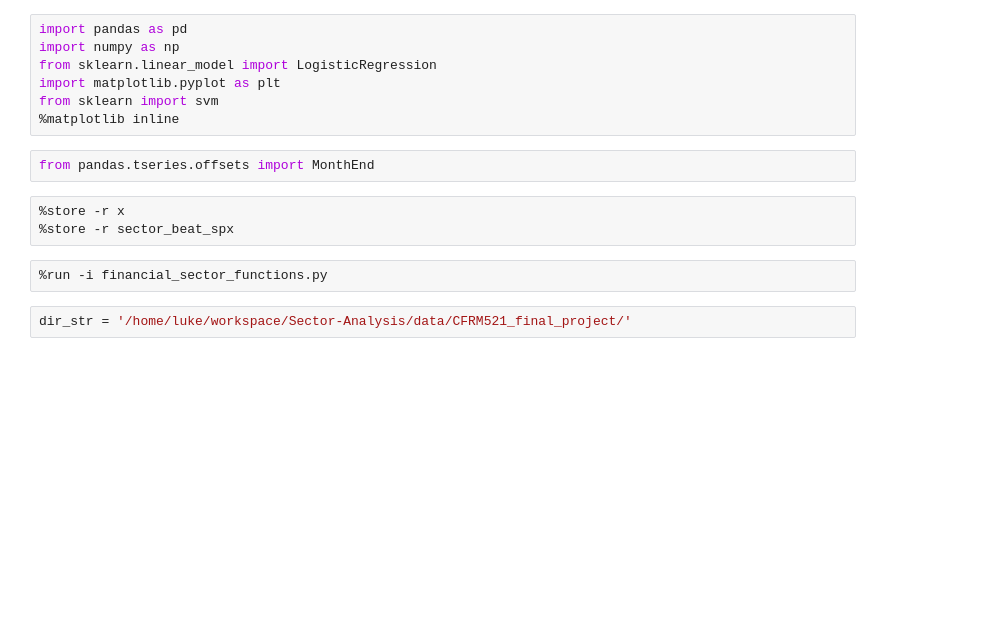
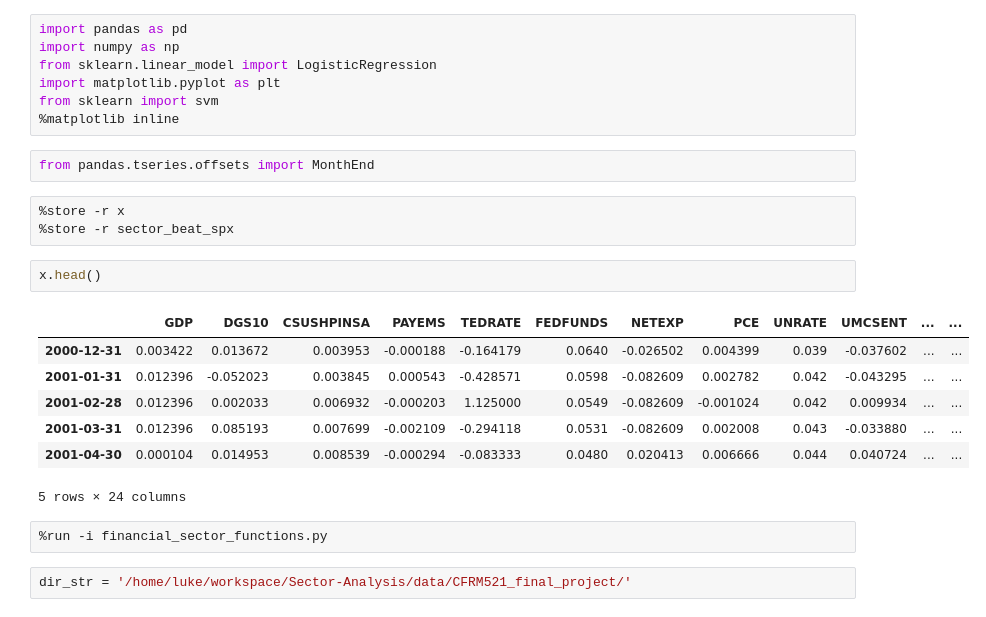
Before and after one commit to wipadawanna/Sector-Analysis, a Jupyter notebook: Luke_working_space/rolling_and_add_svm.ipynb, the cells around one changed output. Cells and saved outputs as stored; diff of their text form; blank space fills up the shorter version.

```diff
--- a/Luke_working_space/rolling_and_add_svm.ipynb
+++ b/Luke_working_space/rolling_and_add_svm.ipynb
@@ -10,6 +10,16 @@ from pandas.tseries.offsets import MonthEnd
 # %%
 %store -r x
 %store -r sector_beat_spx
+# %%
+x.head()
+# %% [output]
+|  | GDP | DGS10 | CSUSHPINSA | PAYEMS | TEDRATE | FEDFUNDS | NETEXP | PCE | UNRATE | UMCSENT | ... | ... |
+| 2000-12-31 | 0.003422 | 0.013672 | 0.003953 | -0.000188 | -0.164179 | 0.0640 | -0.026502 | 0.004399 | 0.039 | -0.037602 | ... | ... |
+| 2001-01-31 | 0.012396 | -0.052023 | 0.003845 | 0.000543 | -0.428571 | 0.0598 | -0.082609 | 0.002782 | 0.042 | -0.043295 | ... | ... |
+| 2001-02-28 | 0.012396 | 0.002033 | 0.006932 | -0.000203 | 1.125000 | 0.0549 | -0.082609 | -0.001024 | 0.042 | 0.009934 | ... | ... |
+| 2001-03-31 | 0.012396 | 0.085193 | 0.007699 | -0.002109 | -0.294118 | 0.0531 | -0.082609 | 0.002008 | 0.043 | -0.033880 | ... | ... |
+| 2001-04-30 | 0.000104 | 0.014953 | 0.008539 | -0.000294 | -0.083333 | 0.0480 | 0.020413 | 0.006666 | 0.044 | 0.040724 | ... | ... |
+5 rows × 24 columns
 # %%
 %run -i financial_sector_functions.py
 # %%
```
Also changed, not shown: parts of 9 cells of this notebook, 1 other file.
